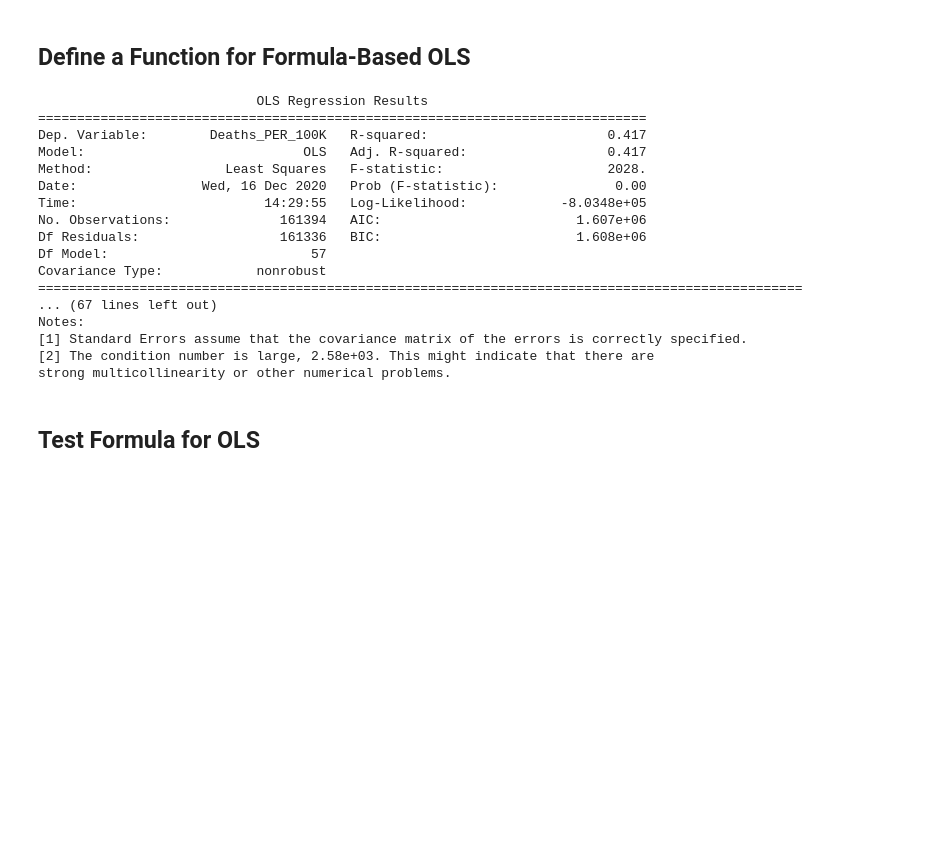
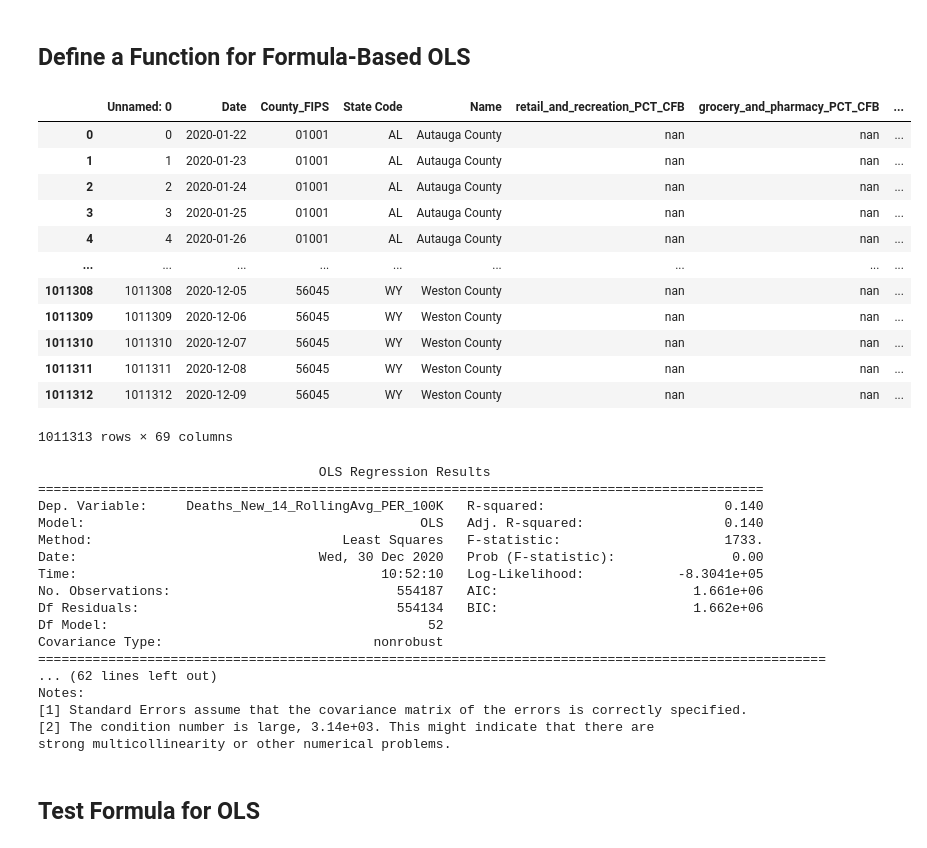
Before and after one commit to pballent/hia-covid, a Jupyter notebook: hia_covid_python_exploration/Combined_COVID_Analytics.ipynb, the cells around one changed output. Saved outputs shown, nothing was run; the diff lists cells and outputs as text; code cells hidden in the pictures; blank space fills up the shorter version.

```diff
--- a/hia_covid_python_exploration/Combined_COVID_Analytics.ipynb
+++ b/hia_covid_python_exploration/Combined_COVID_Analytics.ipynb
@@ -308,6 +308,22 @@ samp_list = full_form_list[0:50]
 #combined['Month'] = combined['Date_2'].dt.month
 # %% [markdown]
 ## Define a Function for Formula-Based OLS
+# %%
+combined
+# %% [output]
+|  | Unnamed: 0 | Date | County_FIPS | State Code | Name | retail_and_recreation_PCT_CFB | grocery_and_pharmacy_PCT_CFB | ... |
+| 0 | 0 | 2020-01-22 | 01001 | AL | Autauga County | nan | nan | ... |
+| 1 | 1 | 2020-01-23 | 01001 | AL | Autauga County | nan | nan | ... |
+| 2 | 2 | 2020-01-24 | 01001 | AL | Autauga County | nan | nan | ... |
+| 3 | 3 | 2020-01-25 | 01001 | AL | Autauga County | nan | nan | ... |
+| 4 | 4 | 2020-01-26 | 01001 | AL | Autauga County | nan | nan | ... |
+| ... | ... | ... | ... | ... | ... | ... | ... | ... |
+| 1011308 | 1011308 | 2020-12-05 | 56045 | WY | Weston County | nan | nan | ... |
+| 1011309 | 1011309 | 2020-12-06 | 56045 | WY | Weston County | nan | nan | ... |
+| 1011310 | 1011310 | 2020-12-07 | 56045 | WY | Weston County | nan | nan | ... |
+| 1011311 | 1011311 | 2020-12-08 | 56045 | WY | Weston County | nan | nan | ... |
+| 1011312 | 1011312 | 2020-12-09 | 56045 | WY | Weston County | nan | nan | ... |
+1011313 rows × 69 columns
 # %%
 def start_end_mulivariate_ols(formulatxt, startdate="2020-06-01", enddate="2020-12-09", df=combined):
     segmented = df[df.Date > startdate]
@@ -318,25 +334,25 @@ def start_end_mulivariate_ols(formulatxt, startdate="2020-06-01", enddate="2020-
     return res
 # %%
 mod1 = start_end_mulivariate_ols(startdate = "2020-06-01", enddate = "2020-12-01", formulatxt="""
-Deaths_PER_100K ~ residential_PCT_CFB_RollingAvg + Poverty_PCT_2018 + C(StateCD) + PCT_Black_ACS + C(Metro)""")
+Deaths_New_14_RollingAvg_PER_100K ~ Confirmed_New_RollingAvg_PER_100K + Poverty_PCT_2018 + C(StateCD)""")
 print(mod1.summary())
 # %% [output]
-                            OLS Regression Results
-==============================================================================
-Dep. Variable:        Deaths_PER_100K   R-squared:                       0.417
-Model:                            OLS   Adj. R-squared:                  0.417
-Method:                 Least Squares   F-statistic:                     2028.
-Date:                Wed, 16 Dec 2020   Prob (F-statistic):               0.00
-Time:                        14:29:55   Log-Likelihood:            -8.0348e+05
-No. Observations:              161394   AIC:                         1.607e+06
-Df Residuals:                  161336   BIC:                         1.608e+06
-Df Model:                          57
-Covariance Type:            nonrobust
-==================================================================================================
-... (67 lines left out)
+                                    OLS Regression Results
+=============================================================================================
+Dep. Variable:     Deaths_New_14_RollingAvg_PER_100K   R-squared:                       0.140
+Model:                                           OLS   Adj. R-squared:                  0.140
+Method:                                Least Squares   F-statistic:                     1733.
+Date:                               Wed, 30 Dec 2020   Prob (F-statistic):               0.00
+Time:                                       10:52:10   Log-Likelihood:            -8.3041e+05
+No. Observations:                             554187   AIC:                         1.661e+06
+Df Residuals:                                 554134   BIC:                         1.662e+06
+Df Model:                                         52
+Covariance Type:                           nonrobust
+=====================================================================================================
+... (62 lines left out)
 Notes:
 [1] Standard Errors assume that the covariance matrix of the errors is correctly specified.
-[2] The condition number is large, 2.58e+03. This might indicate that there are
+[2] The condition number is large, 3.14e+03. This might indicate that there are
 strong multicollinearity or other numerical problems.
 # %% [markdown]
 ## Test Formula for OLS
```
Also changed, not shown: parts of 19 cells of this notebook, 4 other files.
